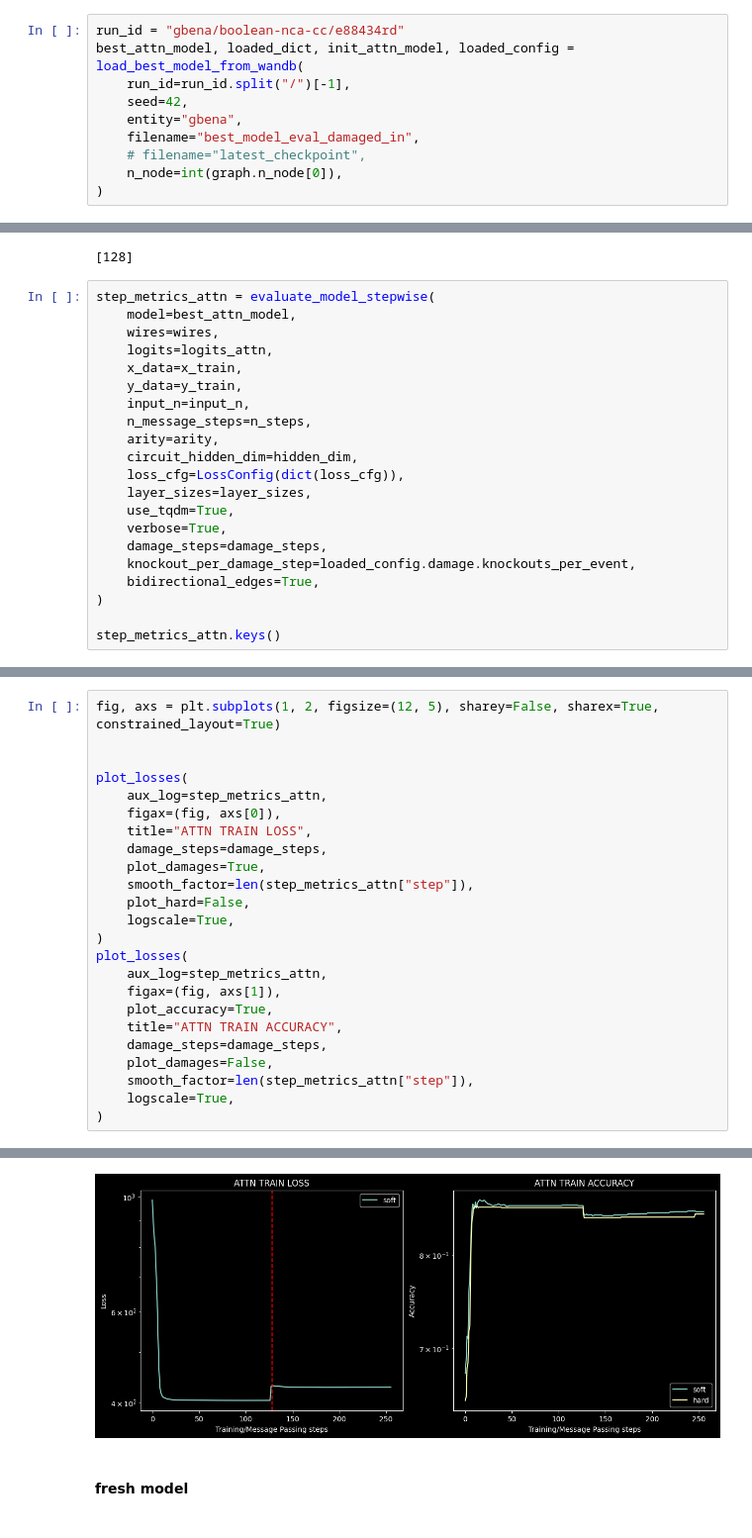
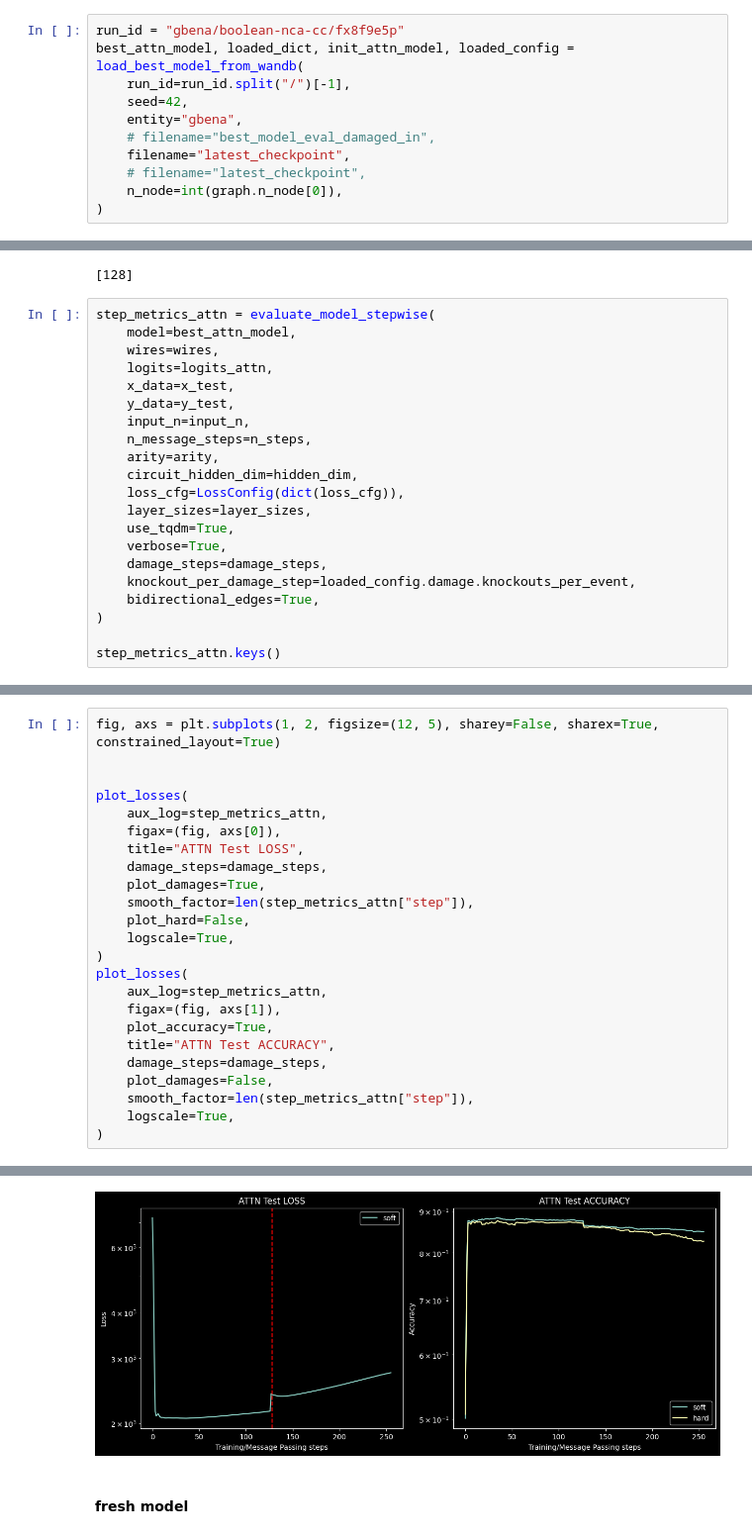
Before and after one commit to GabrielBena/boolean_nca_cc, a Jupyter notebook: random_boolean_nets.ipynb, the cells around one changed output, grey strips where cells are left out. Shown at 99% size. Drawn from its saved outputs; the diff is of its cells as text.

Commit message:
new sweep for damages

```diff
--- a/random_boolean_nets.ipynb
+++ b/random_boolean_nets.ipynb
@@ -1101,12 +1089,13 @@ sum(jax.tree.map(lambda x: x.sum(), first_logits)), first_graph.nodes["logits"].
 # %%
 from boolean_nca_cc.training.evaluation import evaluate_model_stepwise, run_model_scan_with_loss
 # %%
-run_id = "gbena/boolean-nca-cc/e88434rd"
+run_id = "gbena/boolean-nca-cc/fx8f9e5p"
 best_attn_model, loaded_dict, init_attn_model, loaded_config = load_best_model_from_wandb(
     run_id=run_id.split("/")[-1],
     seed=42,
     entity="gbena",
-    filename="best_model_eval_damaged_in",
+    # filename="best_model_eval_damaged_in",
+    filename="latest_checkpoint",
     # filename="latest_checkpoint",
     n_node=int(graph.n_node[0]),
 )
@@ -1192,8 +1181,8 @@ step_metrics_attn = evaluate_model_stepwise(
     model=best_attn_model,
     wires=wires,
     logits=logits_attn,
-    x_data=x_train,
-    y_data=y_train,
+    x_data=x_test,
+    y_data=y_test,
     input_n=input_n,
     n_message_steps=n_steps,
     arity=arity,
@@ -1220,32 +1209,32 @@ dict_keys(['step', 'loss', 'hard_loss', 'accuracy', 'hard_accuracy'])
 # %%
 fig, axs = plt.subplots(1, 2, figsize=(12, 5), sharey=False, sharex=True, constrained_layout=True)
 
 
 plot_losses(
     aux_log=step_metrics_attn,
     figax=(fig, axs[0]),
-    title="ATTN TRAIN LOSS",
+    title="ATTN Test LOSS",
     damage_steps=damage_steps,
     plot_damages=True,
     smooth_factor=len(step_metrics_attn["step"]),
     plot_hard=False,
     logscale=True,
 )
 plot_losses(
     aux_log=step_metrics_attn,
     figax=(fig, axs[1]),
     plot_accuracy=True,
-    title="ATTN TRAIN ACCURACY",
+    title="ATTN Test ACCURACY",
     damage_steps=damage_steps,
     plot_damages=False,
     smooth_factor=len(step_metrics_attn["step"]),
     logscale=True,
 )
 # %% [output]
 Damage steps: [128]
 Time dist: 1.0
 Scaled damage steps: [128]
-[figure, old version]
+[figure, new version]
 # %% [markdown]
 #### fresh model
 # %%
```
Also changed, not shown: parts of 13 cells of this notebook, 3 other files.
